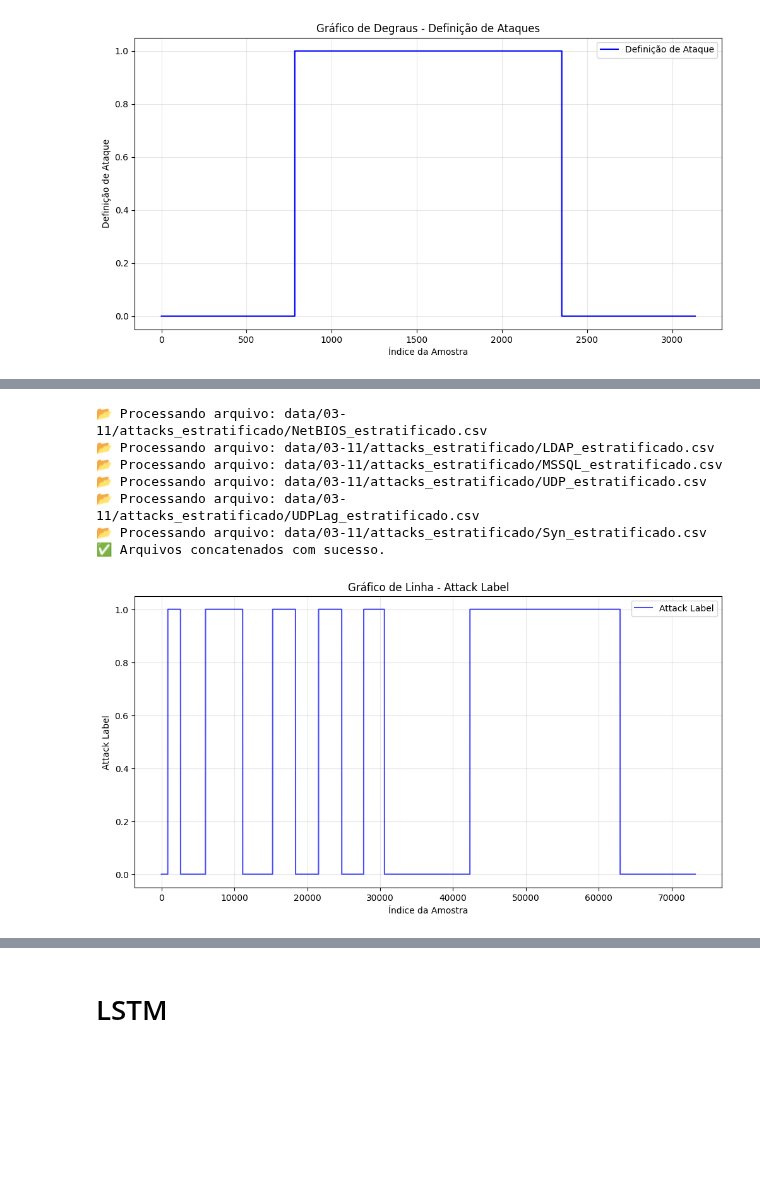
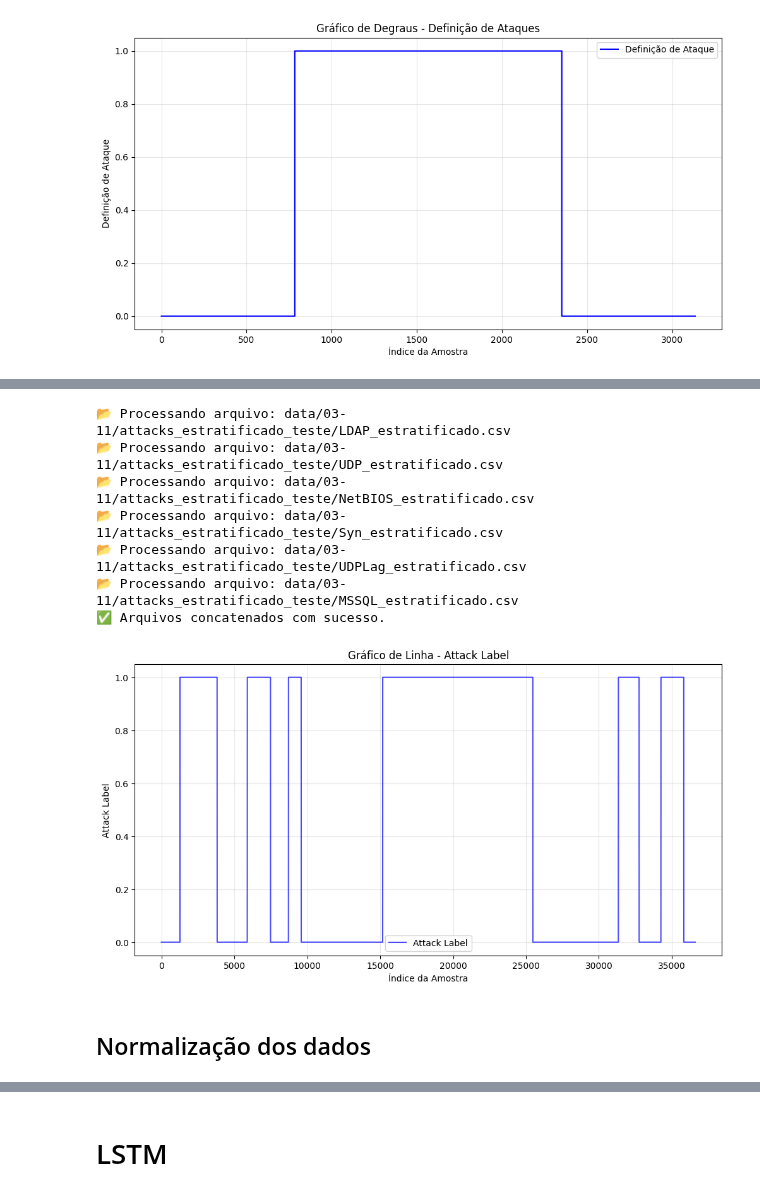
Before and after one commit to iRocktys/anomalyDetection, a Jupyter notebook: model.ipynb, the cells around one changed output, grey strips where cells are left out. Cells and saved outputs as stored; diff of their text form; code cells hidden in the pictures; blank space fills up the shorter version.

```diff
--- a/model.ipynb
+++ b/model.ipynb
@@ -802,43 +720,52 @@ def concatenar_csvs_sequencialmente(arquivos_csv, chunk_size=10000):
     return df_total
 # %%
 arquivos_csv = [
-    'data/03-11/attacks_estratificado/NetBIOS_estratificado.csv',
-    'data/03-11/attacks_estratificado/LDAP_estratificado.csv',
-    'data/03-11/attacks_estratificado/MSSQL_estratificado.csv',
-    'data/03-11/attacks_estratificado/UDP_estratificado.csv',
-    'data/03-11/attacks_estratificado/UDPLag_estratificado.csv',
-    'data/03-11/attacks_estratificado/Syn_estratificado.csv'
+    'data/03-11/attacks_estratificado_treino/NetBIOS_estratificado.csv',
+    'data/03-11/attacks_estratificado_treino/LDAP_estratificado.csv',
+    'data/03-11/attacks_estratificado_treino/MSSQL_estratificado.csv',
+    'data/03-11/attacks_estratificado_treino/UDP_estratificado.csv',
+    'data/03-11/attacks_estratificado_treino/UDPLag_estratificado.csv',
+    'data/03-11/attacks_estratificado_treino/Syn_estratificado.csv'
 ]
 
-concatenar_csvs_sequencialmente(arquivos_csv, chunk_size=10000).to_csv('data/03-11/concatenado_03-11.csv', index=False)
+arquivos_csv_2 = [
+    'data/03-11/attacks_estratificado_teste/LDAP_estratificado.csv',
+    'data/03-11/attacks_estratificado_teste/UDP_estratificado.csv',
+    'data/03-11/attacks_estratificado_teste/NetBIOS_estratificado.csv',
+    'data/03-11/attacks_estratificado_teste/Syn_estratificado.csv',
+    'data/03-11/attacks_estratificado_teste/UDPLag_estratificado.csv',
+    'data/03-11/attacks_estratificado_teste/MSSQL_estratificado.csv'
+]
+
+concatenar_csvs_sequencialmente(arquivos_csv_2, chunk_size=10000).to_csv('data/03-11/attacks_estratificado_teste/teste_03-11.csv', index=False)
 # %% [output]
-📂 Processando arquivo: data/03-11/attacks_estratificado/NetBIOS_estratificado.csv
-📂 Processando arquivo: data/03-11/attacks_estratificado/LDAP_estratificado.csv
-📂 Processando arquivo: data/03-11/attacks_estratificado/MSSQL_estratificado.csv
-📂 Processando arquivo: data/03-11/attacks_estratificado/UDP_estratificado.csv
-📂 Processando arquivo: data/03-11/attacks_estratificado/UDPLag_estratificado.csv
-📂 Processando arquivo: data/03-11/attacks_estratificado/Syn_estratificado.csv
+📂 Processando arquivo: data/03-11/attacks_estratificado_teste/LDAP_estratificado.csv
+📂 Processando arquivo: data/03-11/attacks_estratificado_teste/UDP_estratificado.csv
+📂 Processando arquivo: data/03-11/attacks_estratificado_teste/NetBIOS_estratificado.csv
+📂 Processando arquivo: data/03-11/attacks_estratificado_teste/Syn_estratificado.csv
+📂 Processando arquivo: data/03-11/attacks_estratificado_teste/UDPLag_estratificado.csv
+📂 Processando arquivo: data/03-11/attacks_estratificado_teste/MSSQL_estratificado.csv
 ✅ Arquivos concatenados com sucesso.
 # %%
 import pandas as pd
 import matplotlib.pyplot as plt
 
 # Carregar o arquivo CSV
-arquivo_csv = 'data/03-11/concatenado_03-11.csv'  # Substitua pelo caminho do arquivo desejado
+arquivo_csv = 'data/03-11/attacks_estratificado_teste/teste_03-11.csv'  # Substitua pelo caminho do arquivo desejado
 df_concatenado = pd.read_csv(arquivo_csv)
 
 # Verificar se a coluna "attack_label" está presente
 if 'attack_label' in df_concatenado.columns:
     # Plotar gráfico de linha
     plt.figure(figsize=(12, 6))
     plt.plot(df_concatenado.index, df_concatenado['definicao_ataque'], label='Attack Label', color='blue', alpha=0.7)
     plt.title('Gráfico de Linha - Attack Label')
     plt.xlabel('Índice da Amostra')
     plt.ylabel('Attack Label')
     plt.legend()
     plt.grid(alpha=0.3)
     plt.show()
 else:
     print('A coluna "attack_label" não foi encontrada no DataFrame.')
 # %% [output]
-[figure, old version]
+[figure, new version]
@@ -846,0 +772,2 @@ import
+# %% [markdown]
+## Normalização dos dados
```
Also changed, not shown: parts of 24 cells of this notebook.
